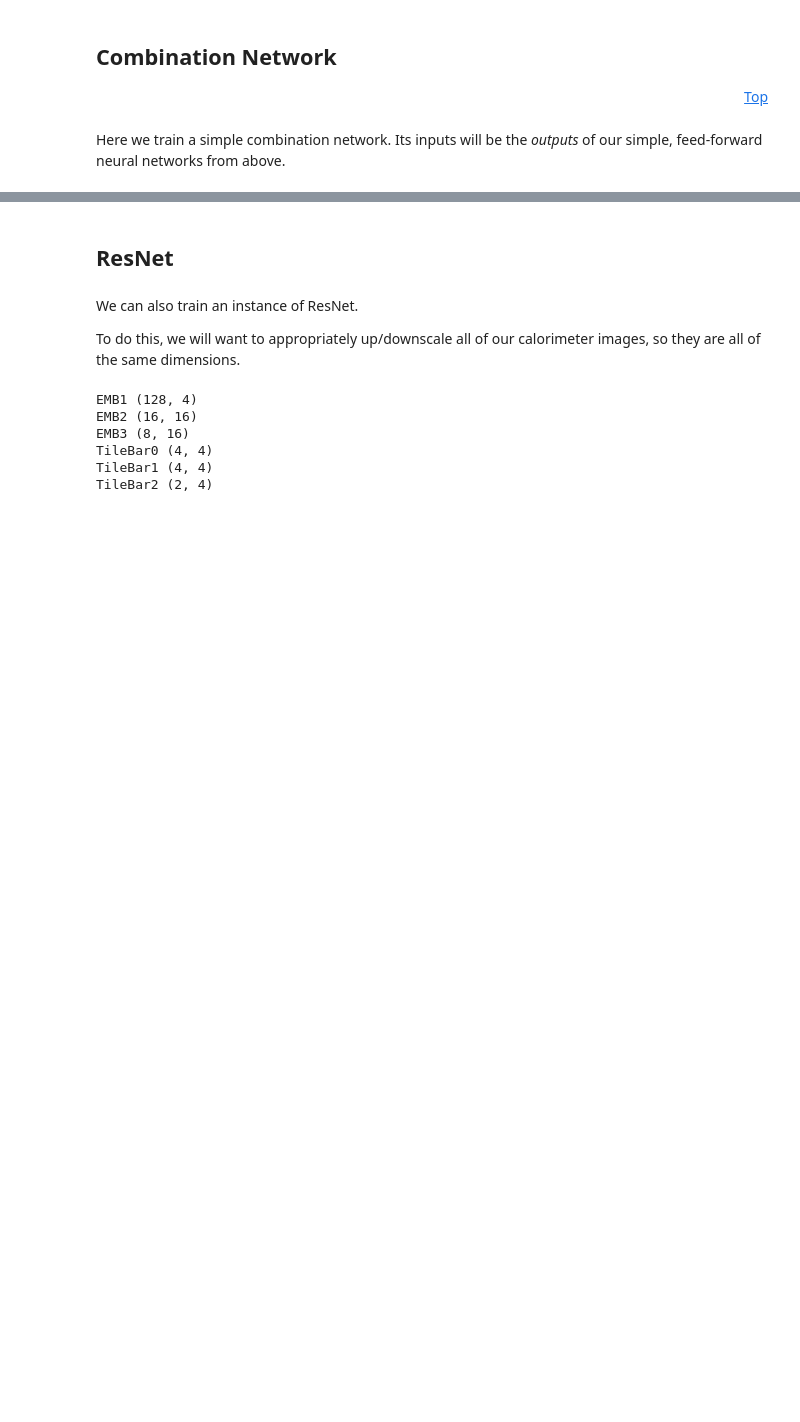
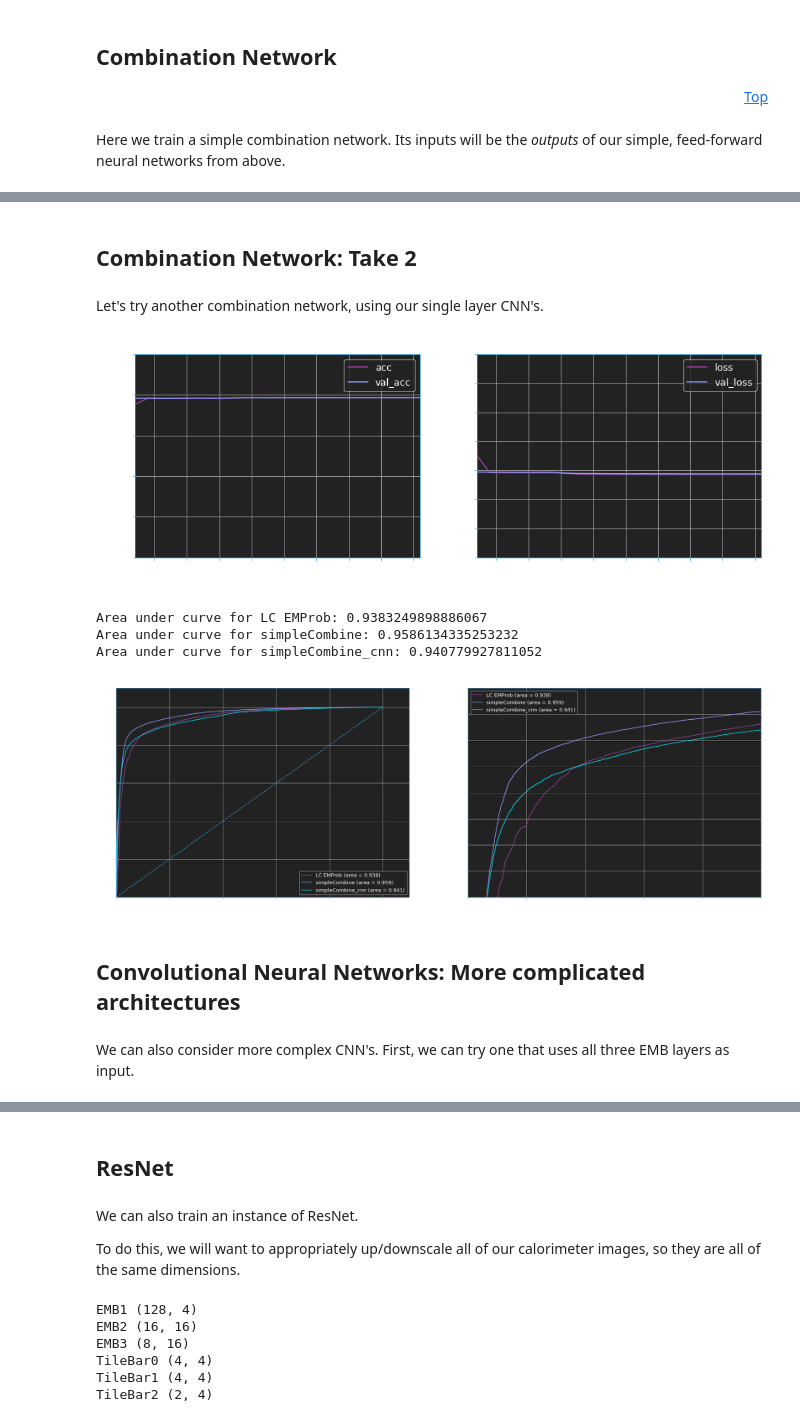
Before and after one commit to atlas-calo-ml/caloml-atlas, a Jupyter notebook: classifier/TopoClusterClassifier_Jan.ipynb, the cells around one changed output, grey strips where cells are left out. Drawn from its saved outputs; the diff is of its cells as text; code cells hidden in the pictures; blank space fills up the shorter version.

```diff
--- a/classifier/TopoClusterClassifier_Jan.ipynb
+++ b/classifier/TopoClusterClassifier_Jan.ipynb
@@ -488,0 +609,4 @@ Area under curve for simpleCombine: 0.9589334090791628
+# %% [markdown]
+## Combination Network: Take 2
+# %% [markdown]
+Let's try another combination network, using our single layer CNN's.
@@ -488,0 +658,33 @@ Area under curve for simpleCombine: 0.9589334090791628
+# %%
+cpu.MetricPlot(
+    model_history,
+    plotpath=plotpath,
+    plotstyle=plotstyle,
+    model_keys = ['simpleCombine_cnn']
+)
+
+cpu.RocCurves(
+    model_scores,
+    data_labels=plabels[:,1],
+    indices=pdata_merged.test,
+    roc_fpr=roc_fpr,
+    roc_tpr=roc_tpr,
+    roc_thresh=roc_thresh,
+    roc_auc=roc_auc,
+    plotpath=plotpath,
+    plotname='ROC_simple_cnn',
+    drawPlots=True,
+    plotstyle=plotstyle,
+    figsize=(30,10),
+    model_keys = ['LC EMProb', 'simpleCombine', 'simpleCombine_cnn']
+)
+# %% [output]
+[figure, added]
+Area under curve for LC EMProb: 0.9383249898886067
+Area under curve for simpleCombine: 0.9586134335253232
+Area under curve for simpleCombine_cnn: 0.940779927811052
+[figure, added]
+# %% [markdown]
+## Convolutional Neural Networks: More complicated architectures
+# %% [markdown]
+We can also consider more complex CNN's. First, we can try one that uses all three EMB layers as input.
```
Also changed, not shown: parts of 28 cells of this notebook, 2 other files.
